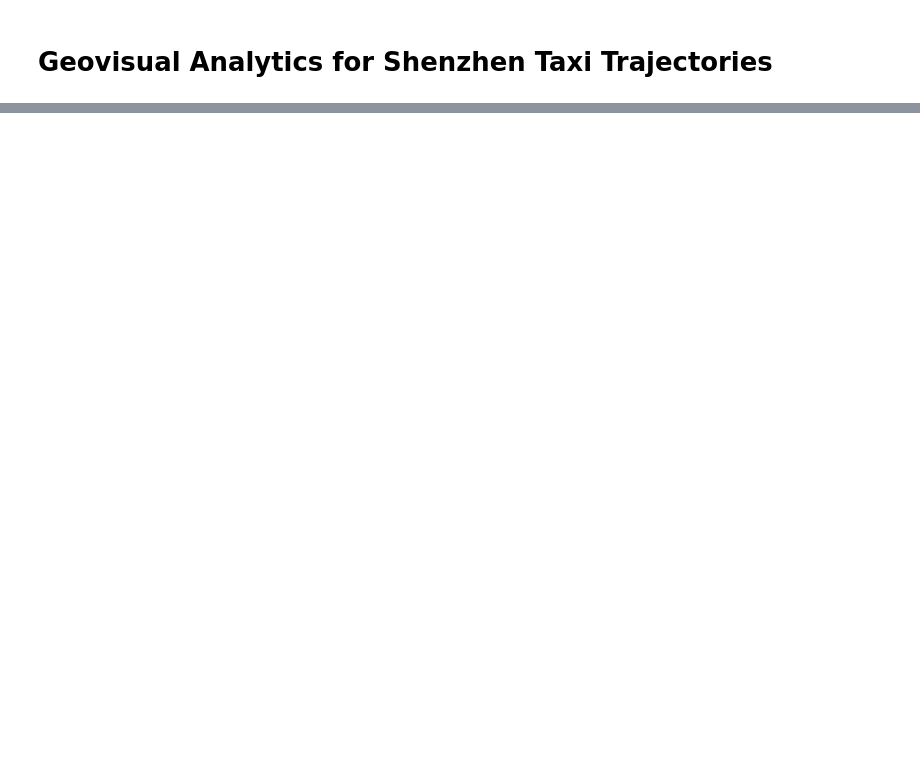
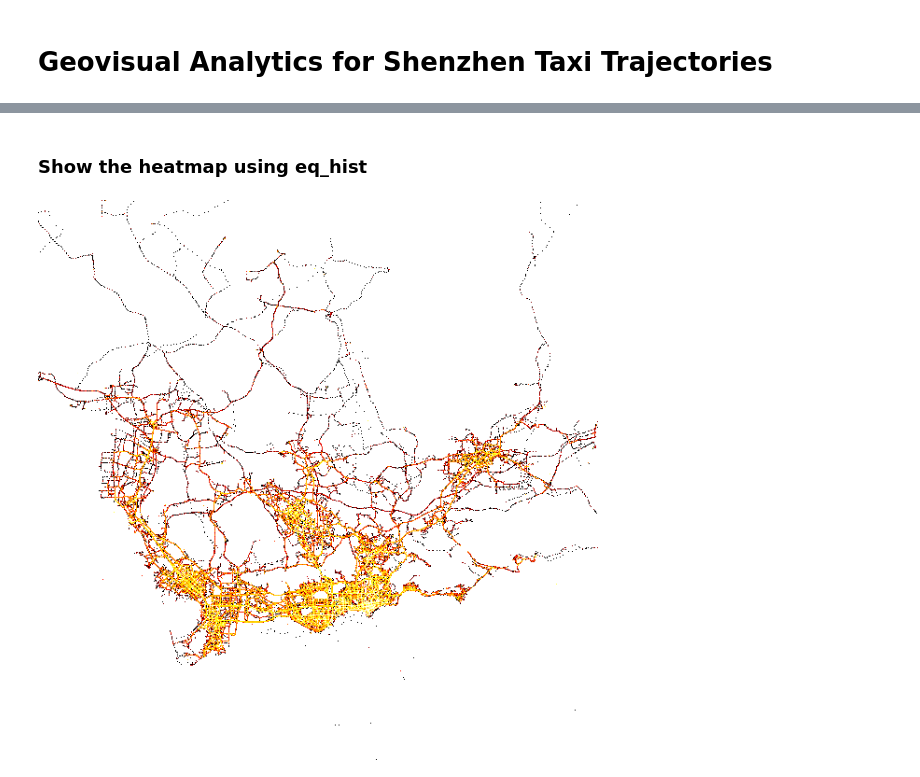
Before and after one commit to cybergis/cybergis-jupyter-notebook-repo, a Jupyter notebook: geospatial/Mobility_Analysis_shenzhen_taxi.ipynb, the cells around one changed output, grey strips where cells are left out. Drawn from its saved outputs; the diff is of its cells as text; code cells hidden in the pictures; blank space fills up the shorter version.

```diff
--- a/geospatial/Mobility_Analysis_shenzhen_taxi.ipynb
+++ b/geospatial/Mobility_Analysis_shenzhen_taxi.ipynb
@@ -145,23 +201,11 @@ tf.shade(agg, cmap=Greys9_r, how='eq_hist')
+# %% [markdown]
+### Show the heatmap using eq_hist
 # %%
-import datashader as ds
-from datashader.bokeh_ext import InteractiveImage
-from functools import partial
-from datashader.utils import export_image
-from datashader.colors import colormap_select, Greys9, Hot, viridis, inferno
-from IPython.core.display import HTML, display
-
-background = "black"
-export = partial(export_image, export_path="export", background=background)
-cm = partial(colormap_select, reverse=(background=="black"))
-
-def create_image():
-    #cvs = ds.Canvas(plot_width=w, plot_height=h, x_range=x_range, y_range=y_range)
-    cvs = ds.Canvas(plot_width=600, plot_height=600)
-    #agg = cvs.points(df, 'dropoff_x', 'dropoff_y',  ds.count('passenger_count'))
-    agg = cvs.points(maindt,'longitude','latitude')
-    img = tf.shade(agg, cmap=Hot, how='eq_hist')
-    return tf.dynspread(img, threshold=0.5, max_px=4)
-
-#p = base_plot(background_fill_color=background)
-
-create_image()
+#cvs = ds.Canvas(plot_width=w, plot_height=h, x_range=x_range, y_range=y_range)
+cvs = ds.Canvas(plot_width=600, plot_height=600)
+#agg = cvs.points(df, 'dropoff_x', 'dropoff_y',  ds.count('passenger_count'))
+agg = cvs.points(maindt,'longitude','latitude')
+img = tf.shade(agg, cmap=Hot, how='eq_hist')
+tf.dynspread(img, threshold=0.5, max_px=4)
+# %% [output]
+[figure, added]
```
Also changed, not shown: parts of 32 cells of this notebook.
